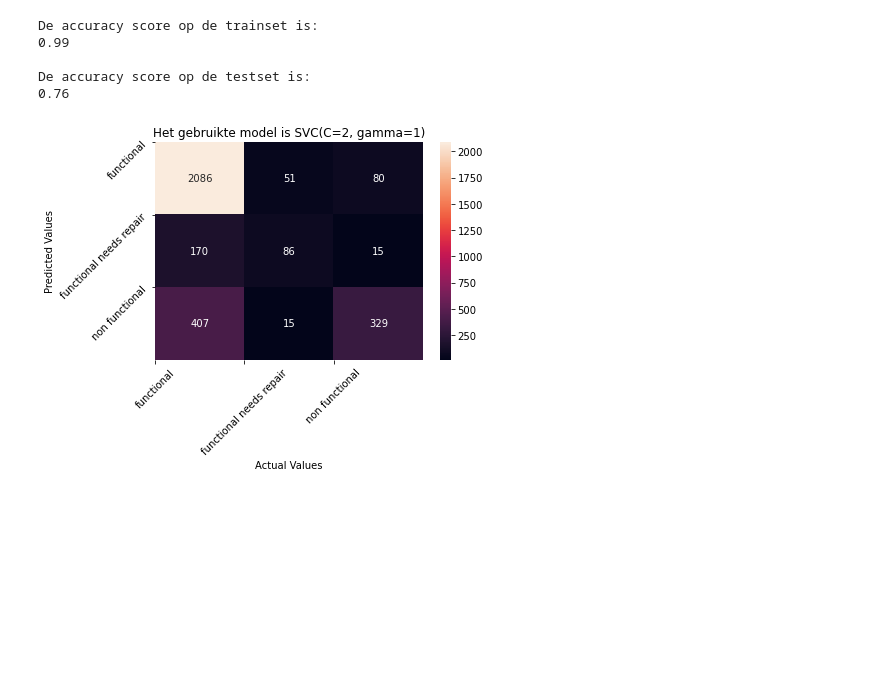
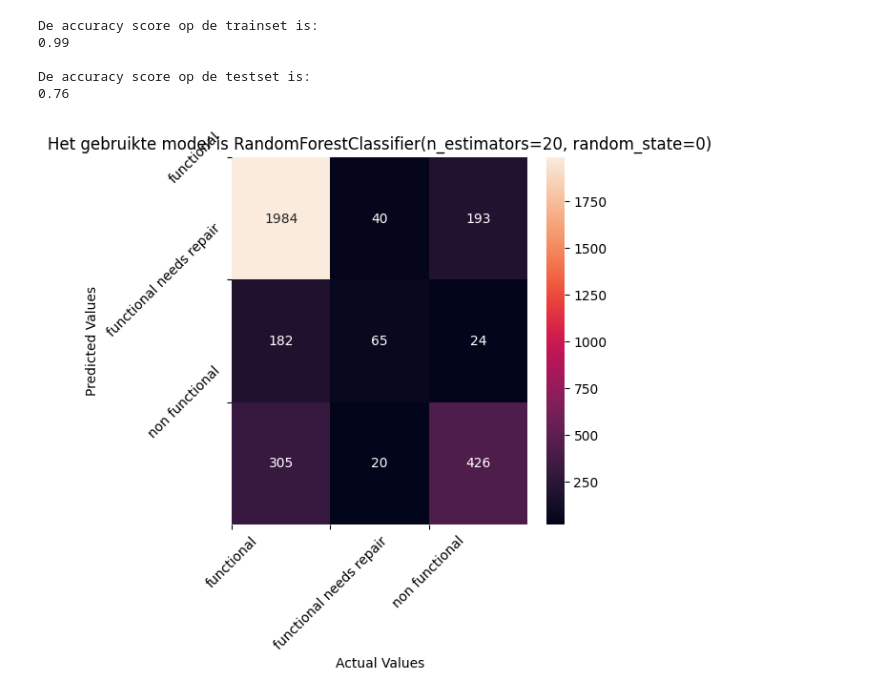
Before and after one commit to Nelleke20/notebook.pump-it-up, a Jupyter notebook: notebooks/2.First model creation.ipynb, the cells around one changed output. Drawn from its saved outputs; the diff is of its cells as text; code cells hidden in the pictures; blank space fills up the shorter version.

```diff
--- a/notebooks/2.First model creation.ipynb
+++ b/notebooks/2.First model creation.ipynb
@@ -20,5 +25,5 @@ import pandas as pd
 # %%
-df = pd.read_csv('/Users/Nelleke/PycharmProjects/Pump_it_up/data/analysis_set.csv')
+df = pd.read_csv('../data/analysis_set.csv')
 # %%
 df.head()
 # %% [output]
@@ -82,0 +91,4 @@ X_test_nr = X_test[['gps_height', 'construction_year', 'amount_tsh', 'population
+# %%
+# rename col names traindata
+X_train_cat.columns = encoder.get_feature_names_out(['basin', 'extraction_type_class', 'management_group',
+                                                 'payment_type','quality_group', 'quantity', 'source_class', 'waterpoint_type_group'])
@@ -83,15 +104,4 @@ X_test_nr = X_test[['gps_height', 'construction_year', 'amount_tsh', 'population
 # %%
-from sklearn.preprocessing import OneHotEncoder
-
-#encode the category variables for traindata
-encoder = OneHotEncoder(handle_unknown="ignore", sparse=False)
-encoder.fit(X_train_cat)
-X_train_cat = pd.DataFrame(encoder.transform(X_train_cat), index=X_train.index)
-
-# rename col names traindata
-X_train_cat.columns = encoder.get_feature_names(['basin', 'extraction_type_class', 'management_group',
-                                                 'payment_type','quality_group', 'quantity', 'source_class', 'waterpoint_type_group'])
-
 #merge categorie dummies with original set for train data
 X_train = pd.concat([X_train,X_train_cat],axis=1)
 
@@ -99,10 +109,15 @@ X_train = pd.concat([X_train,X_train_cat],axis=1)
 X_train = X_train.drop(columns=['basin', 'extraction_type_class', 'management_group', 'payment_type','quality_group', 'quantity',
                                  'source_class', 'waterpoint_type_group'])
 # %%
-#transform testdata
-X_test_cat = pd.DataFrame(encoder.transform(X_test_cat), index=X_test.index)
-X_test_cat.columns = encoder.get_feature_names(['basin', 'extraction_type_class', 'management_group',
+#transform testdata with the set steps (use encoder - rename columns - add to original data base on index - drop old columns)
+
+X_test_cat = pd.DataFrame(encoder.transform(X_test_cat),
+                          index=X_test.index)
+
+X_test_cat.columns = encoder.get_feature_names_out(['basin', 'extraction_type_class', 'management_group',
                                                  'payment_type','quality_group', 'quantity', 'source_class', 'waterpoint_type_group'])
-X_test = pd.concat([X_test,X_test_cat],axis=1)
+X_test = pd.concat([X_test,
+                    X_test_cat],axis=1)
+
 X_test = X_test.drop(columns=['basin', 'extraction_type_class', 'management_group', 'payment_type','quality_group', 'quantity',
                                  'source_class', 'waterpoint_type_group'])
@@ -230,10 +265,17 @@ cm = confusion_matrix(y_test, y_pred, labels=labels)
 # %%
+# check confusion matrix for the model
+y_pred = rf.predict(X_test)
+labels = np.unique(y_test)
+cm = confusion_matrix(y_test, y_pred, labels=labels)
+
+# plot figure
+fig, ax = plt.subplots(figsize=(5,5))
 sns.heatmap(cm, annot=True,fmt='g')
 plt.xticks(range(len(labels)), labels, rotation=45)
 plt.yticks(range(len(labels)), labels, rotation=45)
 plt.ylabel('Predicted Values')
 plt.xlabel('Actual Values')
-plt.title('Het gebruikte model is {}'.format(mod))
+plt.title('Het gebruikte model is {}'.format(rf))
 plt.show()
 # %% [output]
-[figure, old version]
+[figure, new version]
```
Also changed, not shown: parts of 28 cells of this notebook, 3 other files.
